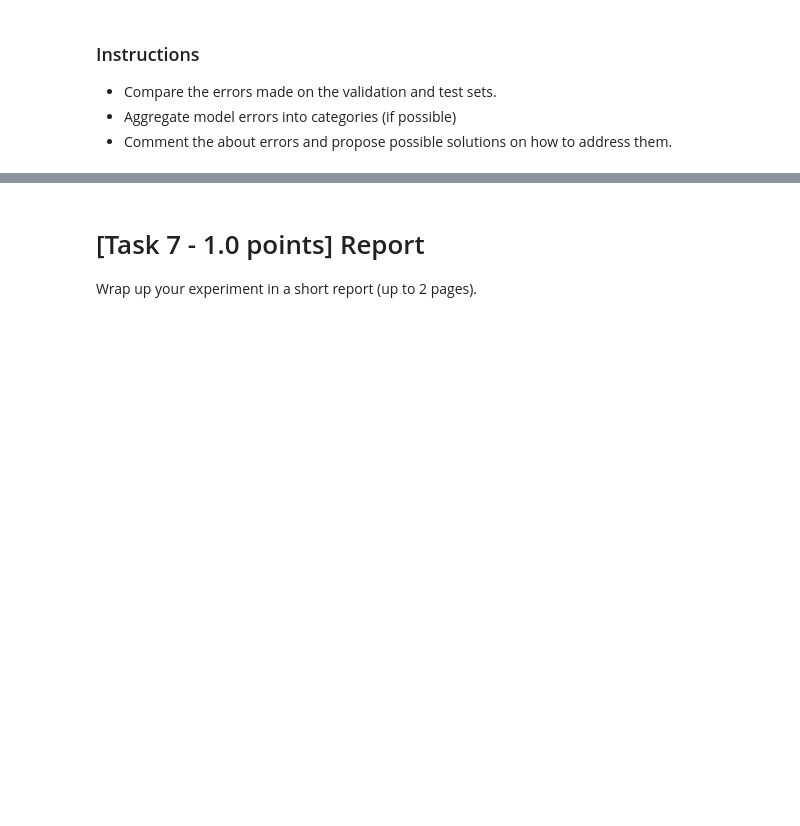
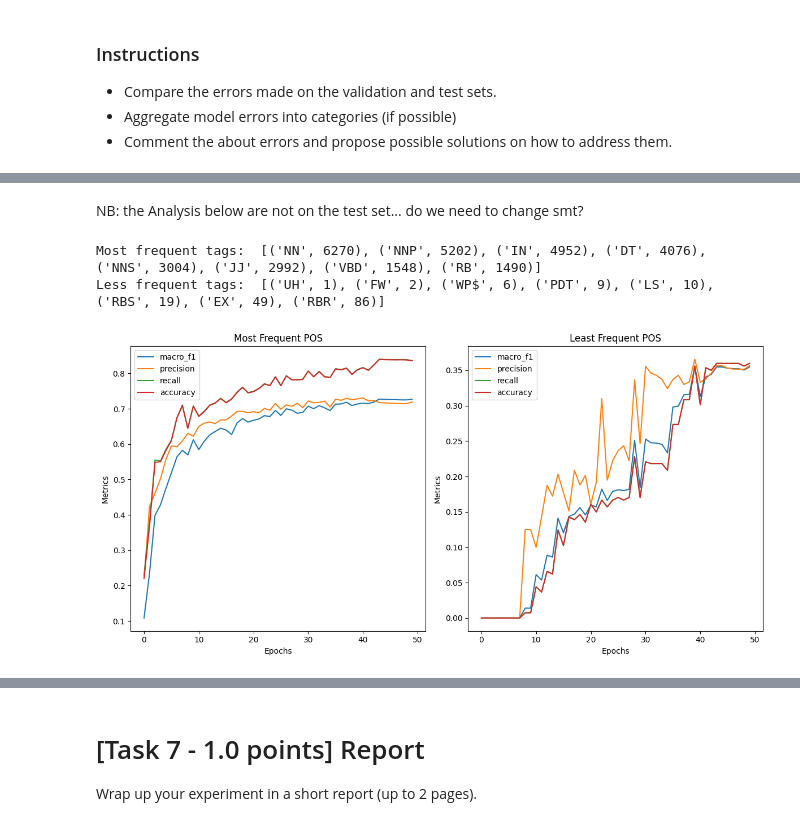
Before and after one commit to LorenzoScaioli/NLP_POS-tagging, a Jupyter notebook: Assignment1.ipynb, the cells around one changed output, grey strips where cells are left out. Cells and saved outputs as stored; diff of their text form; code cells hidden in the pictures; blank space fills up the shorter version.

Commit message:
update error analysis

```diff
--- a/Assignment1.ipynb
+++ b/Assignment1.ipynb
@@ -715,0 +684,18 @@ Download complete!
+# %%
+models = [baseline, model_1, model_2]
+seeds = [0] #, 2115992153, 3236146088, 749713082]
+trained_models = []; trained_history = []; trained_metrics_dict = []; trained_cm = []
+train_model = False; batch_size = 64; epochs = 50
+
+for model in models:
+    for seed in seeds:
+        print(f"Model: {model.name} - Seed: {seed}")
+        fix_random(seed=seed)
+        globals()[f"{model.name}_{seed}"], globals()[f"history_{model.name}_{seed}"], globals()[f"metrics_dict_{model.name}_{seed}"], globals()[f"cm_{model.name}_{seed}"] = get_model(model, seed, train_model, batch_size, epochs)
+        fix_random(seed=0)
+        print()
+        trained_models.append(globals()[f"{model.name}_{seed}"])
+        trained_history.append(globals()[f"history_{model.name}_{seed}"])
+        trained_metrics_dict.append(globals()[f"metrics_dict_{model.name}_{seed}"])
+        trained_cm.append(globals()[f"cm_{model.name}_{seed}"])
+    print(" ")
@@ -838 +822,7 @@ You are tasked to evaluate your best performing model.
+# %%
+best_model = Model_2_0
+
+metrics_dict = trained_metrics_dict[trained_models.index(best_model)]
+cm = trained_cm[trained_models.index(best_model)]
+history = trained_history[trained_models.index(best_model)]
 # %%
@@ -847,0 +844,27 @@ print(f"Predicted POS: {int_to_pos(pred[p][0:len_of_phrase])}")
+# %% [markdown]
+NB: the Analysis below are not on the test set... do we need to change smt?
+# %%
+y_train_pos = [ [pos for pos in df_train[df_train['phrase_id']==nr_phrase]['pos']] for nr_phrase in set(df_train['phrase_id']) ]
+y_train_pos_flat = [tag for phrase in y_train_pos for tag in phrase]
+y_train_pos_clean = [tag for tag in y_train_pos_flat if tag not in ignore_classes]
+mf_tags = sorted(set(y_train_pos_clean), key=y_train_pos_clean.count, reverse=True)[:8]
+lf_tags = sorted(set(y_train_pos_clean), key=y_train_pos_clean.count)[:8]
+
+mf_metrics_dict = {'macro_f1': {tag: metrics_dict['macro_f1'][tag] for tag in mf_tags},
+                   'precision': {tag: metrics_dict['precision'][tag] for tag in mf_tags},
+                   'recall': {tag: metrics_dict['recall'][tag] for tag in mf_tags},
+                   'accuracy': {tag: metrics_dict['accuracy'][tag] for tag in mf_tags}}
+
+lf_metrics_dict = {'macro_f1': {tag: metrics_dict['macro_f1'][tag] for tag in lf_tags},
+                   'precision': {tag: metrics_dict['precision'][tag] for tag in lf_tags},
+                   'recall': {tag: metrics_dict['recall'][tag] for tag in lf_tags},
+                   'accuracy': {tag: metrics_dict['accuracy'][tag] for tag in lf_tags}}
+
+print("Most frequent tags: ", [(tag, y_train_pos_clean.count(tag)) for tag in mf_tags])
+print("Less frequent tags: ", [(tag, y_train_pos_clean.count(tag)) for tag in lf_tags])
+
+mf_lf_plots(mf_metrics_dict, lf_metrics_dict)
+# %% [output]
+Most frequent tags:  [('NN', 6270), ('NNP', 5202), ('IN', 4952), ('DT', 4076), ('NNS', 3004), ('JJ', 2992), ('VBD', 1548), ('RB', 1490)]
+Less frequent tags:  [('UH', 1), ('FW', 2), ('WP$', 6), ('PDT', 9), ('LS', 10), ('RBS', 19), ('EX', 49), ('RBR', 86)]
+[figure, added]
```
Also changed, not shown: parts of 35 cells of this notebook, 16 other files.
